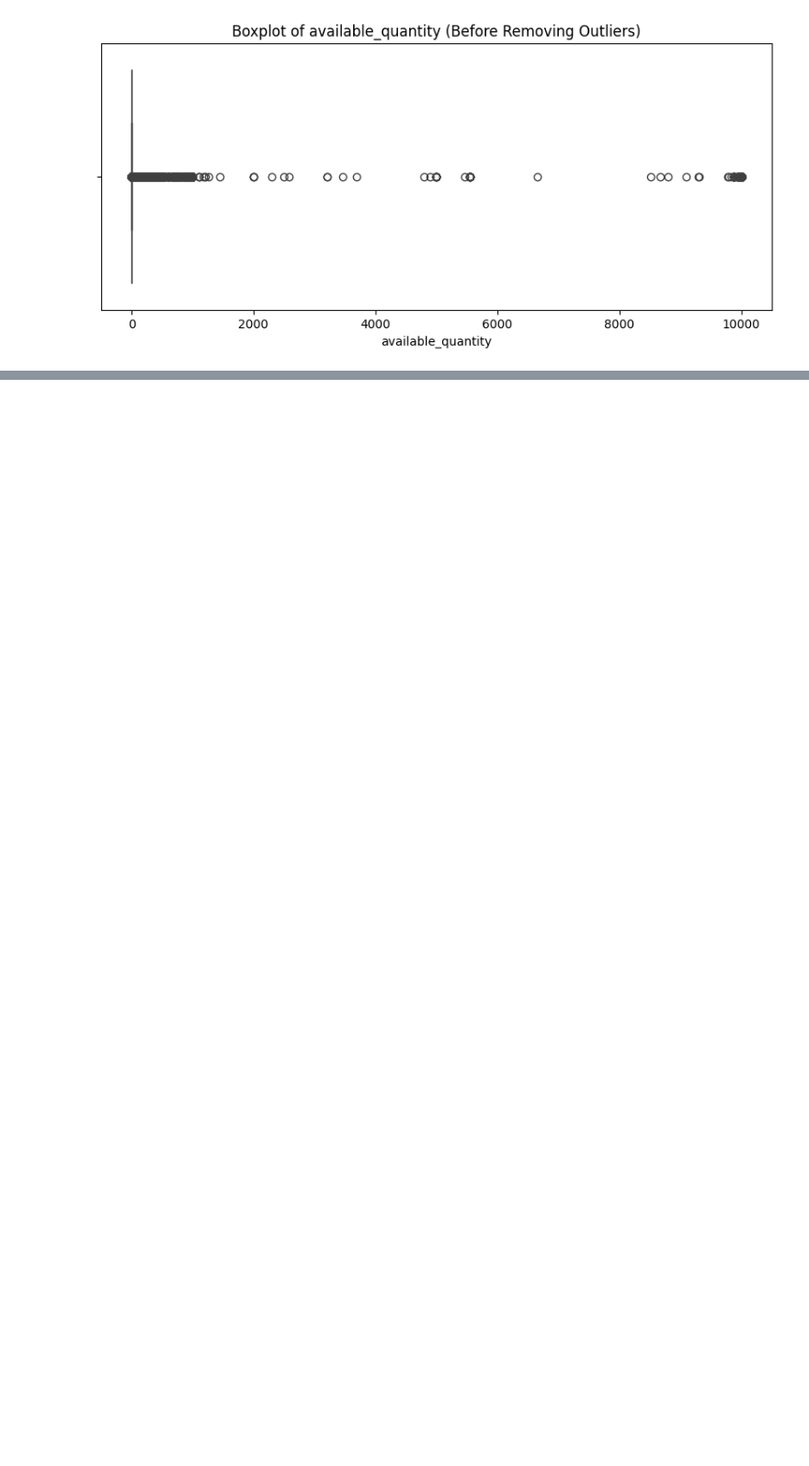
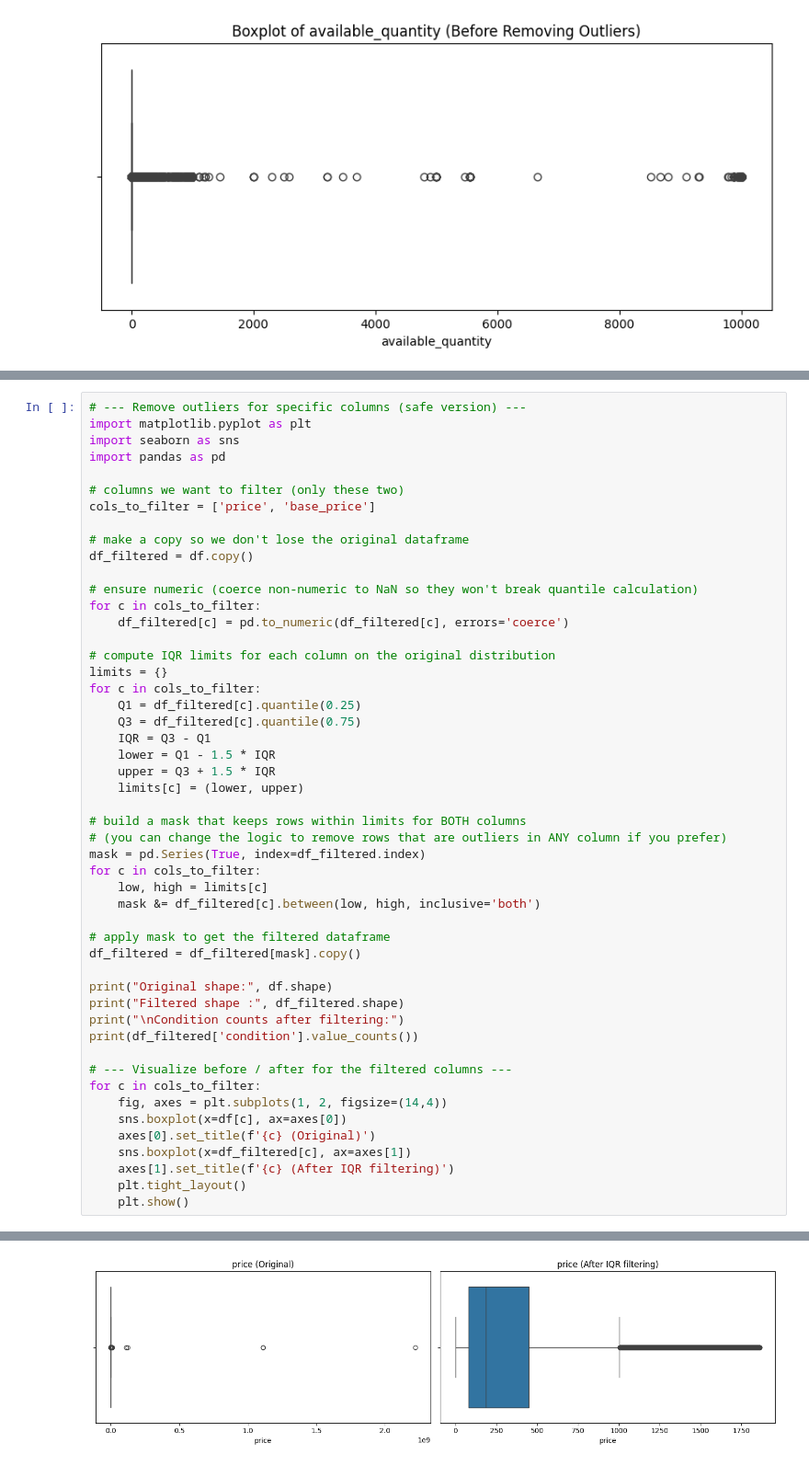
Before and after one commit to DacioMz/midterm_project, a Jupyter notebook: notebook.ipynb, the cells around one changed output, grey strips where cells are left out. Shown at 92% size. Saved outputs shown, nothing was run; the diff lists cells and outputs as text; blank space fills up the shorter version.

```diff
--- a/notebook.ipynb
+++ b/notebook.ipynb
@@ -246,0 +222,51 @@ for col in num_outliers_cols:
+# %%
+# --- Remove outliers for specific columns (safe version) ---
+import matplotlib.pyplot as plt
+import seaborn as sns
+import pandas as pd
+
+# columns we want to filter (only these two)
+cols_to_filter = ['price', 'base_price']
+
+# make a copy so we don't lose the original dataframe
+df_filtered = df.copy()
+
+# ensure numeric (coerce non-numeric to NaN so they won't break quantile calculation)
+for c in cols_to_filter:
+    df_filtered[c] = pd.to_numeric(df_filtered[c], errors='coerce')
+
+# compute IQR limits for each column on the original distribution
+limits = {}
+for c in cols_to_filter:
+    Q1 = df_filtered[c].quantile(0.25)
+    Q3 = df_filtered[c].quantile(0.75)
+    IQR = Q3 - Q1
+    lower = Q1 - 1.5 * IQR
+    upper = Q3 + 1.5 * IQR
+    limits[c] = (lower, upper)
+
+# build a mask that keeps rows within limits for BOTH columns
+# (you can change the logic to remove rows that are outliers in ANY column if you prefer)
+mask = pd.Series(True, index=df_filtered.index)
+for c in cols_to_filter:
+    low, high = limits[c]
+    mask &= df_filtered[c].between(low, high, inclusive='both')
+
+# apply mask to get the filtered dataframe
+df_filtered = df_filtered[mask].copy()
+
+print("Original shape:", df.shape)
+print("Filtered shape :", df_filtered.shape)
+print("\nCondition counts after filtering:")
+print(df_filtered['condition'].value_counts())
+
+# --- Visualize before / after for the filtered columns ---
+for c in cols_to_filter:
+    fig, axes = plt.subplots(1, 2, figsize=(14,4))
+    sns.boxplot(x=df[c], ax=axes[0])
+    axes[0].set_title(f'{c} (Original)')
+    sns.boxplot(x=df_filtered[c], ax=axes[1])
+    axes[1].set_title(f'{c} (After IQR filtering)')
+    plt.tight_layout()
+    plt.show()
+# %% [output]
@@ -246,0 +281 @@ for col in num_outliers_cols:
+[figure, added]
```
Also changed, not shown: parts of 29 cells of this notebook.
